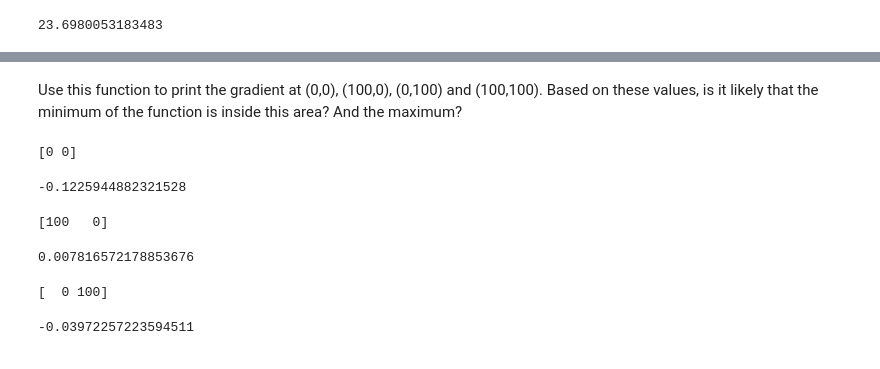
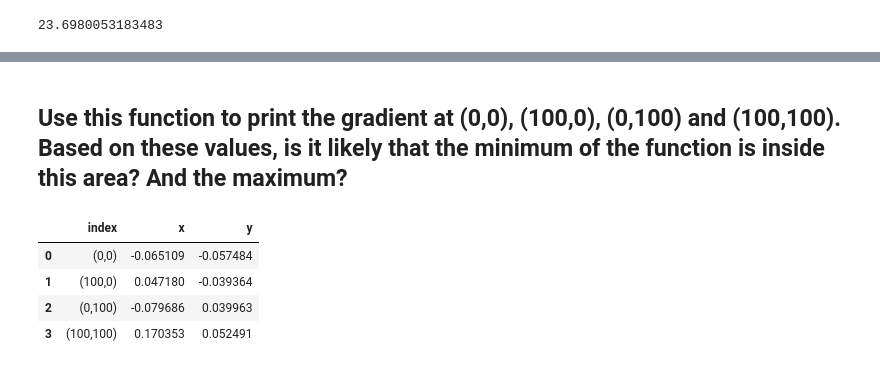
Before and after one commit to timmooren/estimate_gradient, a Jupyter notebook: note.ipynb, the cells around one changed output, grey strips where cells are left out. Drawn from its saved outputs; the diff is of its cells as text; code cells hidden in the pictures.

```diff
--- a/note.ipynb
+++ b/note.ipynb
@@ -71,5 +96,5 @@ gradient(xzero, a, t, s)
 # %% [markdown]
-Use this function to print the gradient at (0,0), (100,0), (0,100) and (100,100). Based on these values, is it likely that the minimum of the function is inside this area? And the maximum?
+## Use this function to print the gradient at (0,0), (100,0), (0,100) and (100,100). Based on these values, is it likely that the minimum of the function is inside this area? And the maximum?
 # %%
 p1 = np.array([0, 0])
 p2 = np.array([100, 0])
@@ -77,15 +104,10 @@ p3 = np.array([0, 100])
-# %%
-gradient(p1, a, t, s)
-# %% [output]
-[0 0]
--0.1225944882321528
-# %%
-gradient(p2, a, t, s)
-# %% [output]
-[100   0]
-0.007816572178853676
-# %%
-gradient(p3, a, t, s)
-# %% [output]
-[  0 100]
--0.03972257223594511
+# %%
+coordinates = np.apply_along_axis(calc_gradient, 1, all_points, a, t, s)
+df = pd.DataFrame(coordinates, columns=['x', 'y'], index = ['(0,0)','(100,0)','(0,100)','(100,100)']).reset_index()
+df
+# %% [output]
+|  | index | x | y |
+| 0 | (0,0) | -0.065109 | -0.057484 |
+| 1 | (100,0) | 0.047180 | -0.039364 |
+| 2 | (0,100) | -0.079686 | 0.039963 |
+| 3 | (100,100) | 0.170353 | 0.052491 |
```
Also changed, not shown: parts of 36 cells of this notebook.
